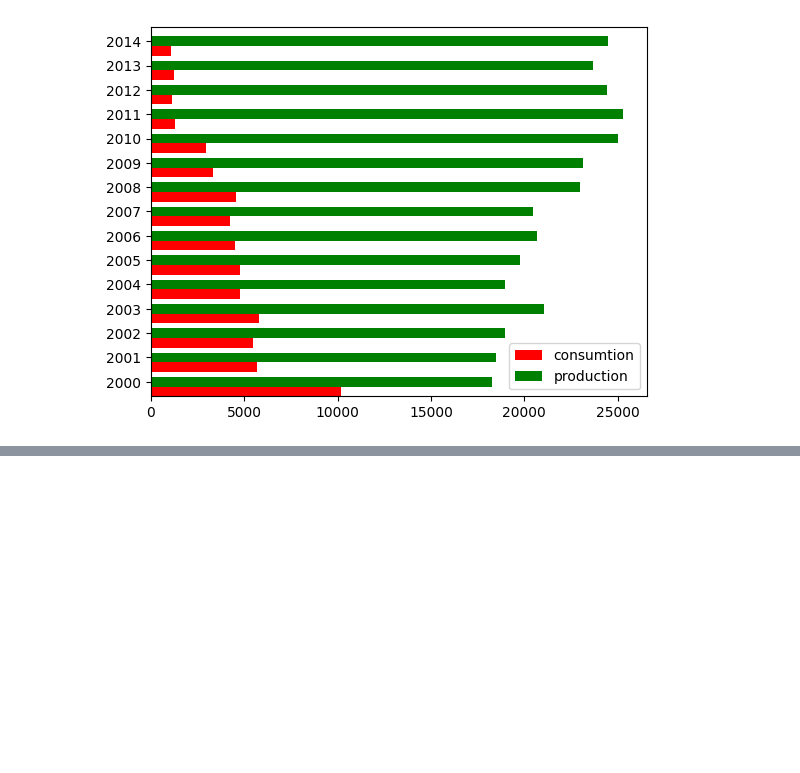
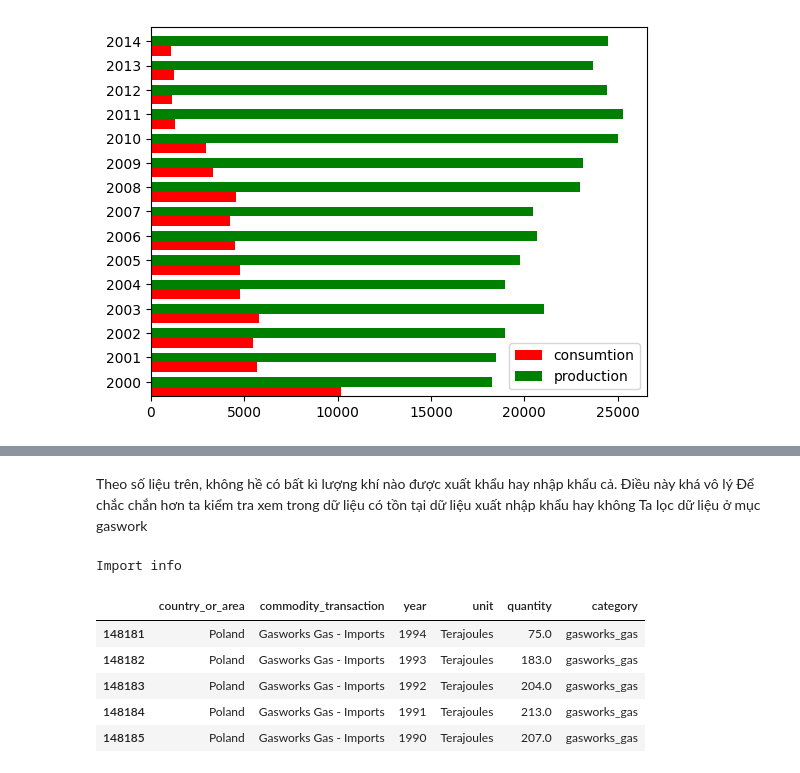
Before and after one commit to ndphong812/ProgramDS-Final-Project, a Jupyter notebook: question1.ipynb, the cells around one changed output, grey strips where cells are left out. Drawn from its saved outputs; the diff is of its cells as text; code cells hidden in the pictures; blank space fills up the shorter version.

```diff
--- a/question1.ipynb
+++ b/question1.ipynb
@@ -105,0 +116,18 @@ ax.legend()
+# %% [markdown]
+Theo số liệu trên, không hề có bất kì lượng khí nào được xuất khẩu hay nhập khẩu cả.
+Điều này khá vô lý
+Để chắc chắn hơn ta kiểm tra xem trong dữ liệu có tồn tại dữ liệu xuất nhập khẩu hay không
+Ta lọc dữ liệu ở mục gaswork
+# %%
+import_info = eu_df[eu_df['commodity_transaction'] == 'Gasworks Gas - Imports']
+export_info = eu_df[eu_df['commodity_transaction'] == 'Gasworks Gas - Exports']
+print('Import info')
+import_info
+# %% [output]
+Import info
+|  | country_or_area | commodity_transaction | year | unit | quantity | category |
+| 148181 | Poland | Gasworks Gas - Imports | 1994 | Terajoules | 75.0 | gasworks_gas |
+| 148182 | Poland | Gasworks Gas - Imports | 1993 | Terajoules | 183.0 | gasworks_gas |
+| 148183 | Poland | Gasworks Gas - Imports | 1992 | Terajoules | 204.0 | gasworks_gas |
+| 148184 | Poland | Gasworks Gas - Imports | 1991 | Terajoules | 213.0 | gasworks_gas |
+| 148185 | Poland | Gasworks Gas - Imports | 1990 | Terajoules | 207.0 | gasworks_gas |
```
Also changed, not shown: parts of 12 cells of this notebook.
